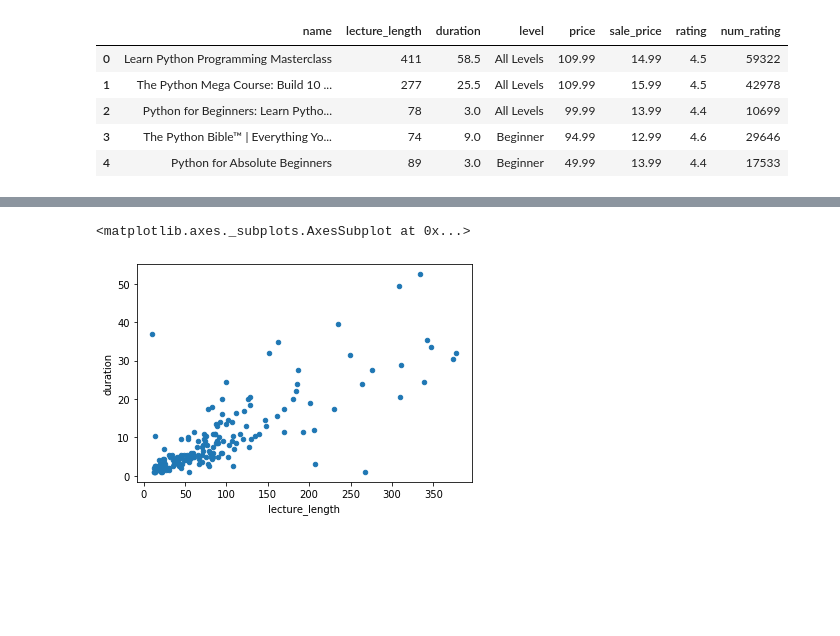
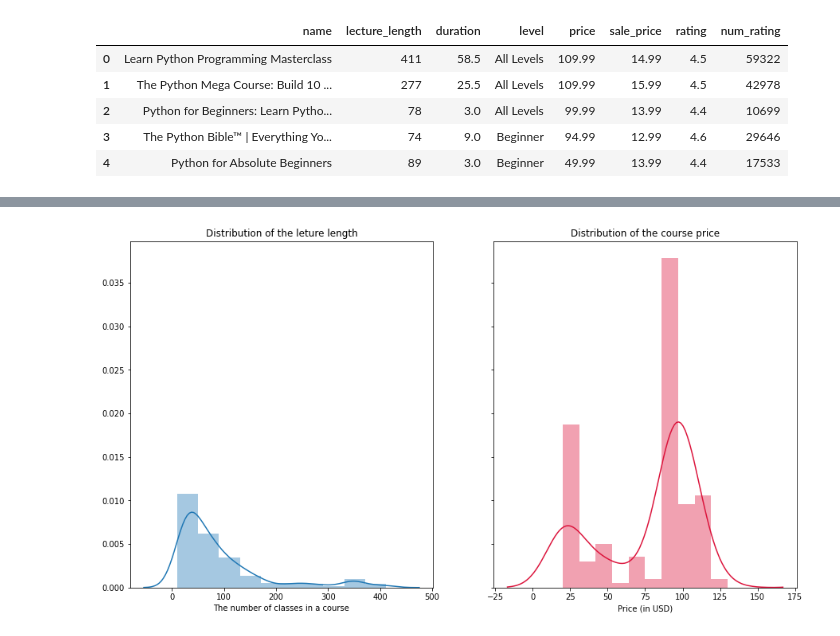
Before and after one commit to heiheychan/udemyscrape.github.io, a Jupyter notebook: index.py.ipynb, the cells around one changed output, grey strips where cells are left out. Cells and saved outputs as stored; diff of their text form; code cells hidden in the pictures; blank space fills up the shorter version.

```diff
--- a/index.py.ipynb
+++ b/index.py.ipynb
@@ -164,5 +153,23 @@ df['level'].value_counts().plot.bar()
-# %%
-df.drop(index=df[df.duration == df.duration.max()].index).plot.scatter(x='lecture_length', y='duration')
-# %% [output]
-<matplotlib.axes._subplots.AxesSubplot at 0x...>
-[figure, removed]
+# %%
+# Study the distribution of the lecture length and the number of rating
+_, ax = plt.subplots(1,2,figsize=(15,8), sharey = True)
+
+sns.distplot(
+    df['lecture_length'],
+    bins = 10,
+    ax = ax[0]
+)
+
+sns.distplot(
+    df['price'],
+    bins = 10,
+    color = 'crimson',
+    ax = ax[1]
+)
+
+ax[0].set(title='Distribution of the leture length', xlabel='The number of classes in a course')
+ax[1].set(title='Distribution of the course price', xlabel='Price (in USD)')
+
+plt.show()
+# %% [output]
+[figure, added]
```
Also changed, not shown: parts of 15 cells of this notebook, 1 other file.
